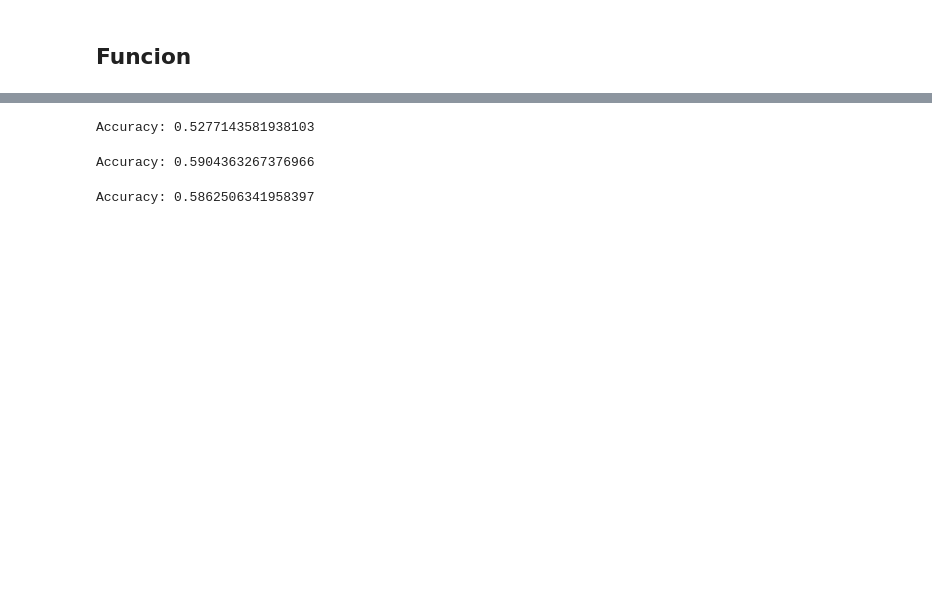
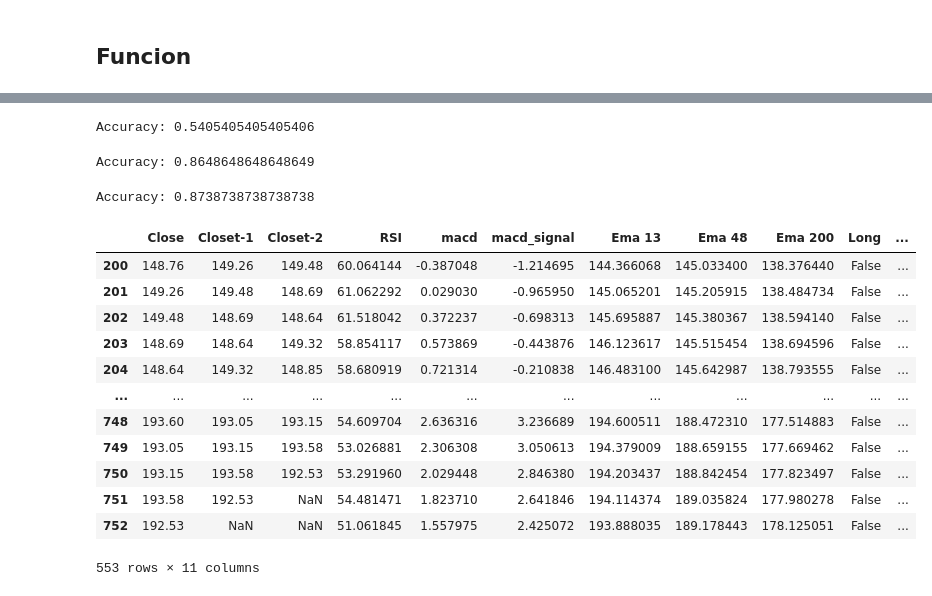
Before and after one commit to Rerris/Technical_Analysis_Proyect, a Jupyter notebook: ML.ipynb, the cells around one changed output, grey strips where cells are left out. Drawn from its saved outputs; the diff is of its cells as text; code cells hidden in the pictures; blank space fills up the shorter version.

Commit message:
Optimization Long & Short
Optimization of hyperparameters and selection of best model.

```diff
--- a/ML.ipynb
+++ b/ML.ipynb
@@ -23,7 +21,7 @@ ModuleNotFoundError: No module named 'ta'
 # %%
 random=1234
 # %%
-url = "https://raw.githubusercontent.com/Rerris/Technical_Analysis_Proyect/main/data/aapl_1m_test.csv"
+url = "https://raw.githubusercontent.com/Rerris/Technical_Analysis_Proyect/main/data/aapl_1d_test.csv"
 # %%
 def get_data(url):
     response = requests.get(url, verify=True)
@@ -168,7 +166,7 @@ def support_vector_machine_short(data):
 # %%
 support_vector_machine_short(data)
 # %% [output]
-Accuracy: 0.5277143581938103
+Accuracy: 0.5405405405405406
 # %%
 def XGBoost_long(data):
 
@@ -204,7 +202,7 @@ def XGBoost_long(data):
 # %%
 XGBoost_long(data)
 # %% [output]
-Accuracy: 0.5904363267376966
+Accuracy: 0.8648648648648649
 # %%
 def XGBoost_short(data):
 
@@ -240,4 +238,20 @@ def XGBoost_short(data):
 # %%
 XGBoost_short(data)
 # %% [output]
-Accuracy: 0.5862506341958397
+Accuracy: 0.8738738738738738
+# %%
+data
+# %% [output]
+|  | Close | Closet-1 | Closet-2 | RSI | macd | macd_signal | Ema 13 | Ema 48 | Ema 200 | Long | ... |
+| 200 | 148.76 | 149.26 | 149.48 | 60.064144 | -0.387048 | -1.214695 | 144.366068 | 145.033400 | 138.376440 | False | ... |
+| 201 | 149.26 | 149.48 | 148.69 | 61.062292 | 0.029030 | -0.965950 | 145.065201 | 145.205915 | 138.484734 | False | ... |
+| 202 | 149.48 | 148.69 | 148.64 | 61.518042 | 0.372237 | -0.698313 | 145.695887 | 145.380367 | 138.594140 | False | ... |
+| 203 | 148.69 | 148.64 | 149.32 | 58.854117 | 0.573869 | -0.443876 | 146.123617 | 145.515454 | 138.694596 | False | ... |
+| 204 | 148.64 | 149.32 | 148.85 | 58.680919 | 0.721314 | -0.210838 | 146.483100 | 145.642987 | 138.793555 | False | ... |
+| ... | ... | ... | ... | ... | ... | ... | ... | ... | ... | ... | ... |
+| 748 | 193.60 | 193.05 | 193.15 | 54.609704 | 2.636316 | 3.236689 | 194.600511 | 188.472310 | 177.514883 | False | ... |
+| 749 | 193.05 | 193.15 | 193.58 | 53.026881 | 2.306308 | 3.050613 | 194.379009 | 188.659155 | 177.669462 | False | ... |
+| 750 | 193.15 | 193.58 | 192.53 | 53.291960 | 2.029448 | 2.846380 | 194.203437 | 188.842454 | 177.823497 | False | ... |
+| 751 | 193.58 | 192.53 | NaN | 54.481471 | 1.823710 | 2.641846 | 194.114374 | 189.035824 | 177.980278 | False | ... |
+| 752 | 192.53 | NaN | NaN | 51.061845 | 1.557975 | 2.425072 | 193.888035 | 189.178443 | 178.125051 | False | ... |
+553 rows × 11 columns
```
Also changed, not shown: parts of 7 cells of this notebook.
